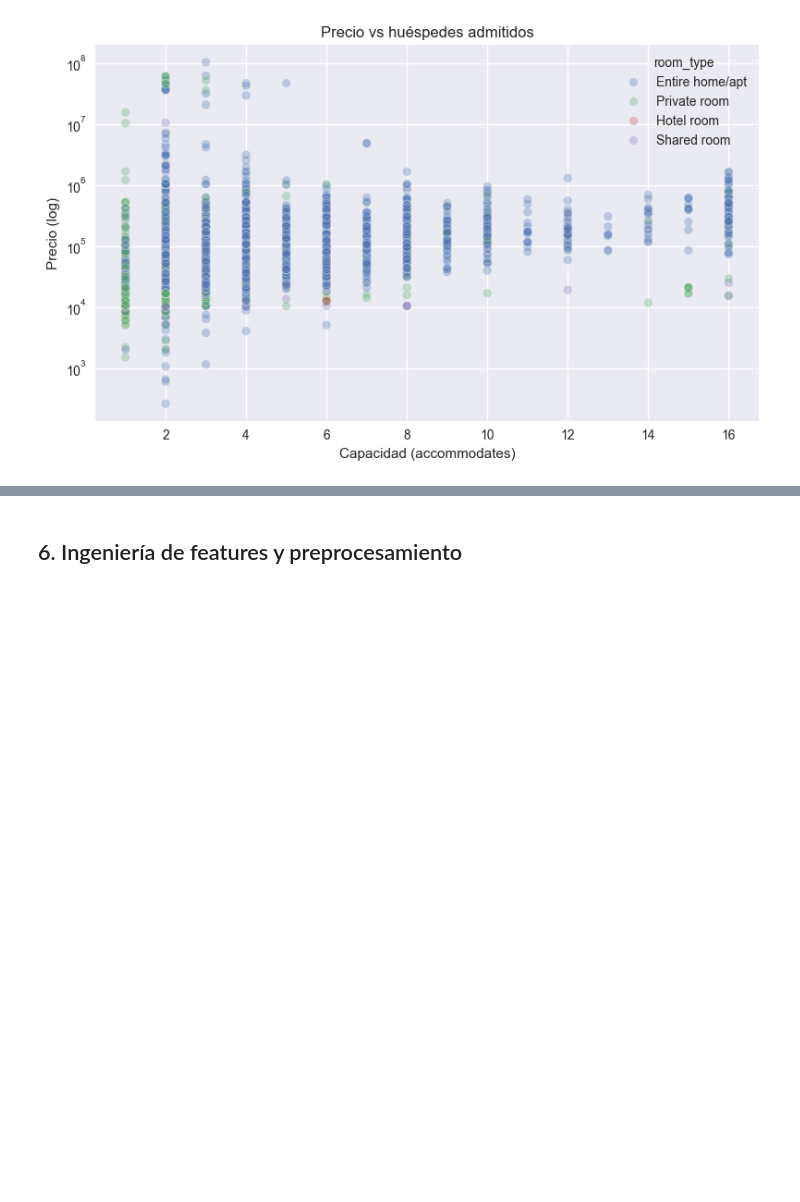
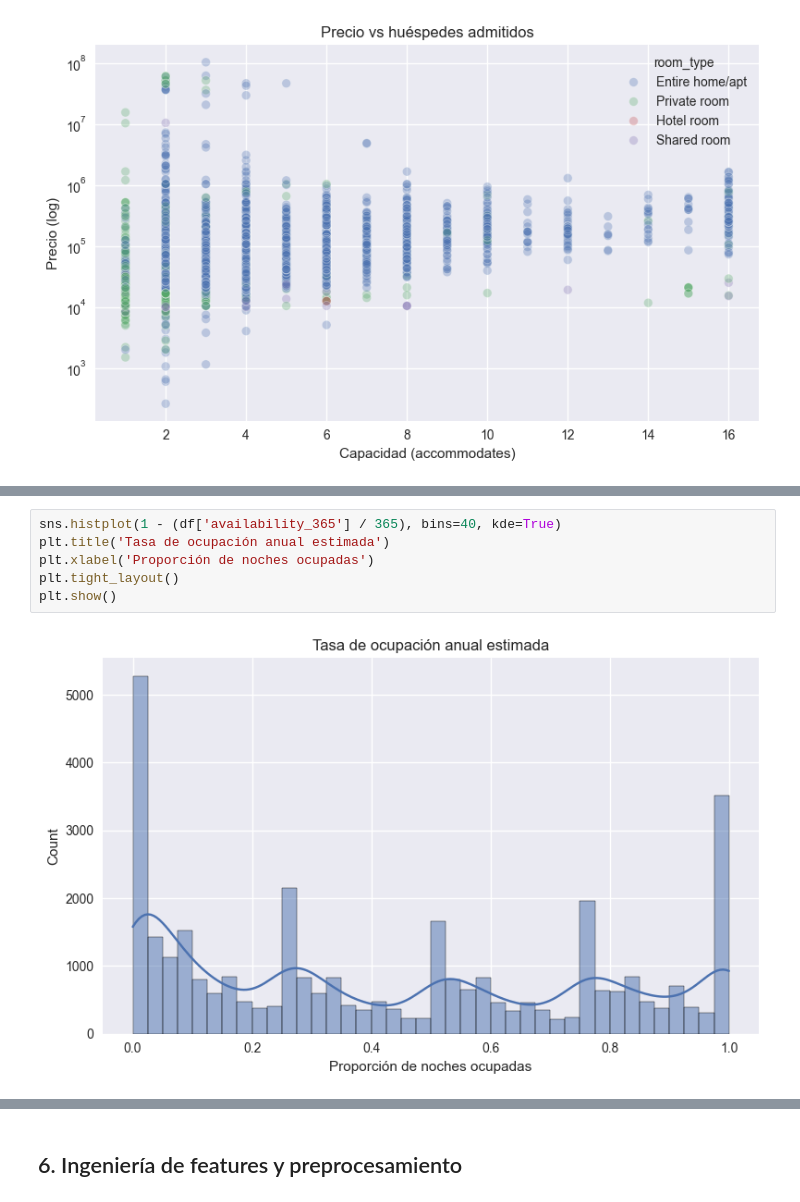
Before and after one commit to spardo83/ceia_analisis_datos, a Jupyter notebook: tp.ipynb, the cells around one changed output, grey strips where cells are left out. Cells and saved outputs as stored; diff of their text form; blank space fills up the shorter version.

```diff
--- a/tp.ipynb
+++ b/tp.ipynb
@@ -239,0 +251,8 @@ plt.show()
+# %%
+sns.histplot(1 - (df['availability_365'] / 365), bins=40, kde=True)
+plt.title('Tasa de ocupación anual estimada')
+plt.xlabel('Proporción de noches ocupadas')
+plt.tight_layout()
+plt.show()
+# %% [output]
+[figure, added]
```
Also changed, not shown: parts of 21 cells of this notebook.
